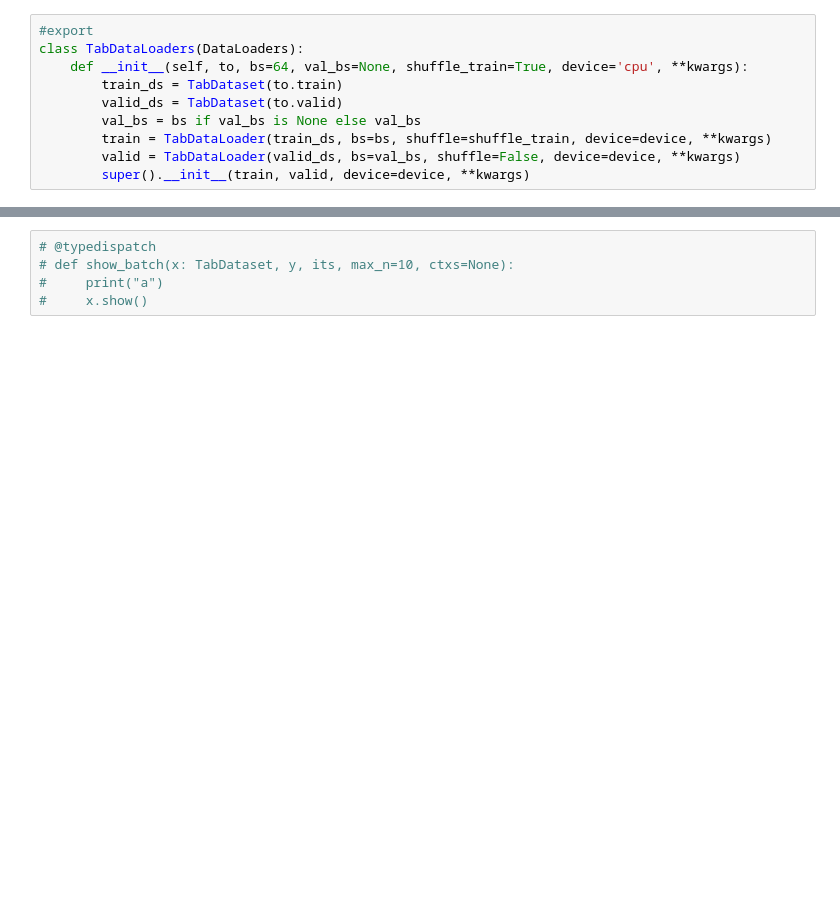
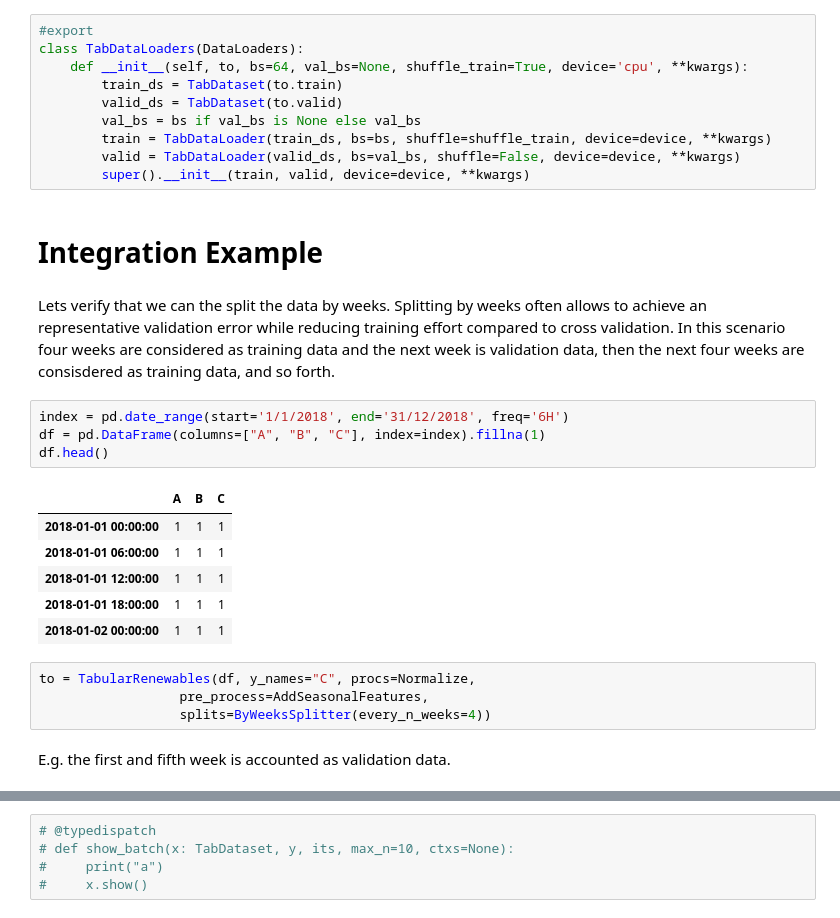
Before and after one commit to scribbler00/fastrenewables, a Jupyter notebook: nbs/01_tabular.core.ipynb, the cells around one changed output, grey strips where cells are left out. Drawn from its saved outputs; the diff is of its cells as text; blank space fills up the shorter version.

```diff
--- a/nbs/01_tabular.core.ipynb
+++ b/nbs/01_tabular.core.ipynb
@@ -901,3 +954,27 @@ class TabDataLoaders(DataLoaders):
         train = TabDataLoader(train_ds, bs=bs, shuffle=shuffle_train, device=device, **kwargs)
         valid = TabDataLoader(valid_ds, bs=val_bs, shuffle=False, device=device, **kwargs)
         super().__init__(train, valid, device=device, **kwargs)
+# %% [markdown]
+# Integration Example
+# %% [markdown]
+Lets verify that we can the split the data by weeks.
+Splitting by weeks often allows to achieve an representative validation error while reducing training effort
+compared to cross validation. In this scenario four weeks are considered as training data and the next week is
+validation data, then the next four weeks are consisdered as training data, and so forth.
+# %%
+index = pd.date_range(start='1/1/2018', end='31/12/2018', freq='6H')
+df = pd.DataFrame(columns=["A", "B", "C"], index=index).fillna(1)
+df.head()
+# %% [output]
+|  | A | B | C |
+| 2018-01-01 00:00:00 | 1 | 1 | 1 |
+| 2018-01-01 06:00:00 | 1 | 1 | 1 |
+| 2018-01-01 12:00:00 | 1 | 1 | 1 |
+| 2018-01-01 18:00:00 | 1 | 1 | 1 |
+| 2018-01-02 00:00:00 | 1 | 1 | 1 |
+# %%
+to = TabularRenewables(df, y_names="C", procs=Normalize,
+                  pre_process=AddSeasonalFeatures,
+                  splits=ByWeeksSplitter(every_n_weeks=4))
+# %% [markdown]
+E.g. the first and fifth week is accounted as validation data.
```
Also changed, not shown: parts of 21 cells of this notebook, 11 other files.
